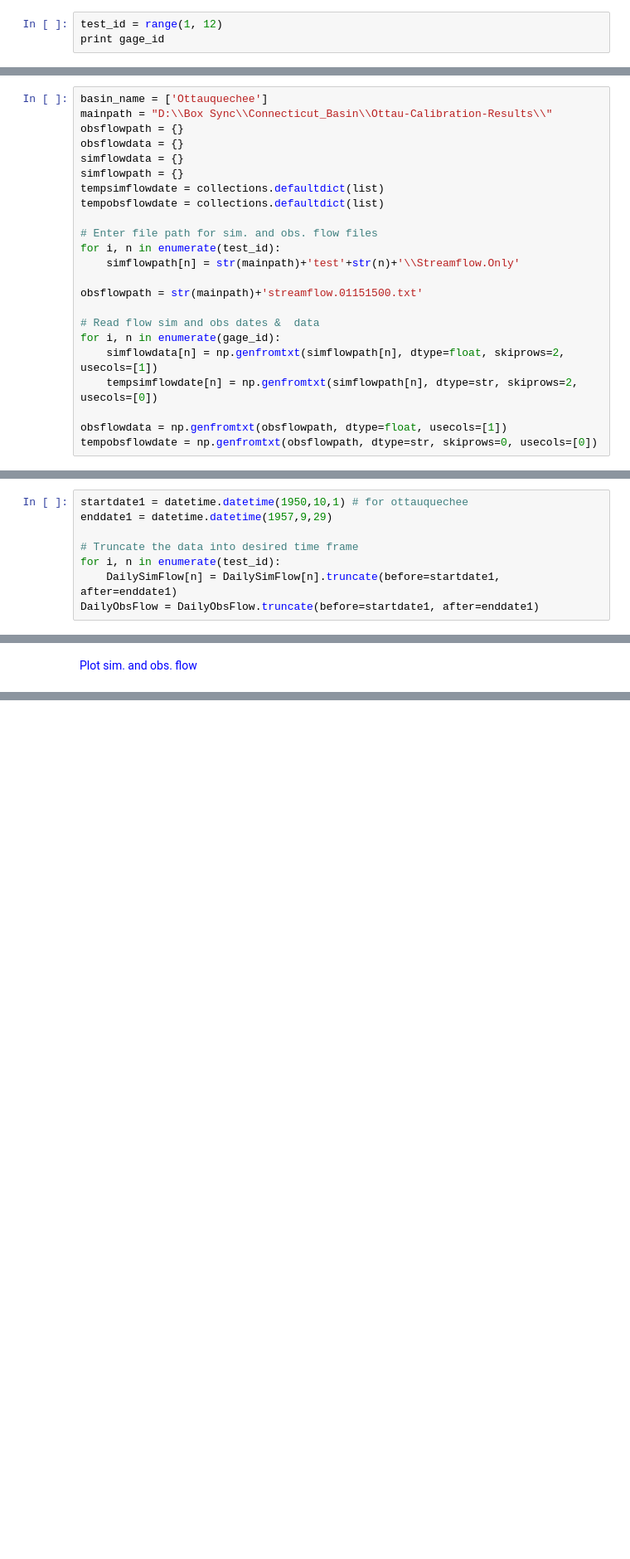
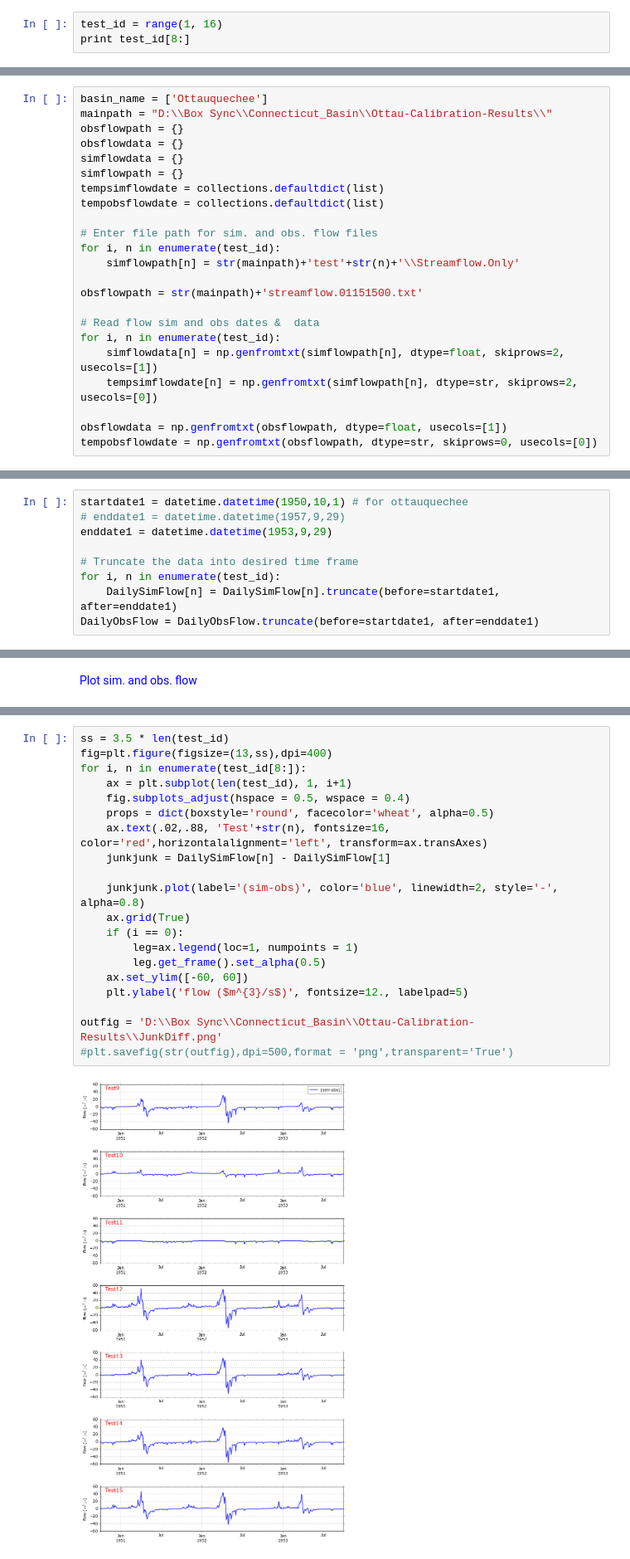
Before and after one commit to jyearsley/PythonScripts, a Jupyter notebook: CONN_Streamflow/Paper1-Reservior/Ottau-Calibration.ipynb, the cells around one changed output, grey strips where cells are left out. Shown: that part at 83% size. Cells and saved outputs as stored; diff of their text form; blank space fills up the shorter version.

```diff
--- a/CONN_Streamflow/Paper1-Reservior/Ottau-Calibration.ipynb
+++ b/CONN_Streamflow/Paper1-Reservior/Ottau-Calibration.ipynb
@@ -54,6 +56,6 @@ plt.rc('legend',**{'fontsize':12})
 # %% [markdown]
 <font color='blue'>Read the input **streamflow** files (change the path if needed)</font>
 # %%
-test_id = range(1, 12)
-print gage_id
+test_id = range(1, 16)
+print test_id[8:]
 # %% [output]
@@ -75,7 +77,7 @@ for i, n in enumerate(test_id):
 obsflowpath = str(mainpath)+'streamflow.01151500.txt'
 
 # Read flow sim and obs dates &  data
-for i, n in enumerate(gage_id):
+for i, n in enumerate(test_id):
     simflowdata[n] = np.genfromtxt(simflowpath[n], dtype=float, skiprows=2, usecols=[1])
     tempsimflowdate[n] = np.genfromtxt(simflowpath[n], dtype=str, skiprows=2, usecols=[0])
 
@@ -108,7 +110,8 @@ DailyObsFlow = pd.Series(obsflowdata, index=obsflowdate)
 <font color='blue'> **Truncate** the obs. and sim. flow files based on dates.</font>
 # %%
 startdate1 = datetime.datetime(1950,10,1) # for ottauquechee
-enddate1 = datetime.datetime(1957,9,29)
+# enddate1 = datetime.datetime(1957,9,29)
+enddate1 = datetime.datetime(1953,9,29)
 
 # Truncate the data into desired time frame
 for i, n in enumerate(test_id):
@@ -154 +224,23 @@ test[11] nash = 0.44
+# %%
+ss = 3.5 * len(test_id)
+fig=plt.figure(figsize=(13,ss),dpi=400)
+for i, n in enumerate(test_id[8:]):
+    ax = plt.subplot(len(test_id), 1, i+1)
+    fig.subplots_adjust(hspace = 0.5, wspace = 0.4)
+    props = dict(boxstyle='round', facecolor='wheat', alpha=0.5)
+    ax.text(.02,.88, 'Test'+str(n), fontsize=16, color='red',horizontalalignment='left', transform=ax.transAxes)
+    junkjunk = DailySimFlow[n] - DailySimFlow[1]
+
+    junkjunk.plot(label='(sim-obs)', color='blue', linewidth=2, style='-', alpha=0.8)
+    ax.grid(True)
+    if (i == 0):
+        leg=ax.legend(loc=1, numpoints = 1)
+        leg.get_frame().set_alpha(0.5)
+    ax.set_ylim([-60, 60])
+    plt.ylabel('flow ($m^{3}/s$)', fontsize=12., labelpad=5)
+
+outfig = 'D:\\Box Sync\\Connecticut_Basin\\Ottau-Calibration-Results\\JunkDiff.png'
+#plt.savefig(str(outfig),dpi=500,format = 'png',transparent='True')
+# %% [output]
+[figure, added]
 # %% [markdown]
```
Also changed, not shown: parts of 7 cells of this notebook, 4 other files.
